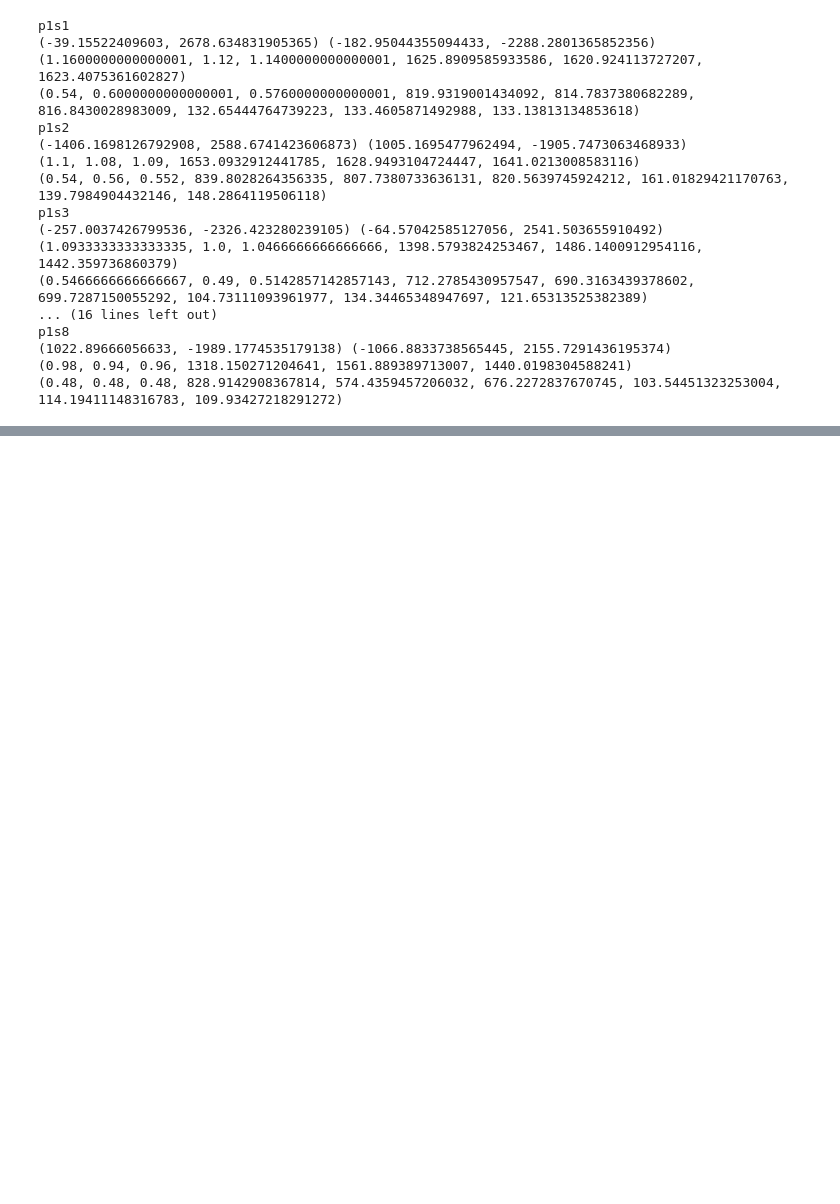
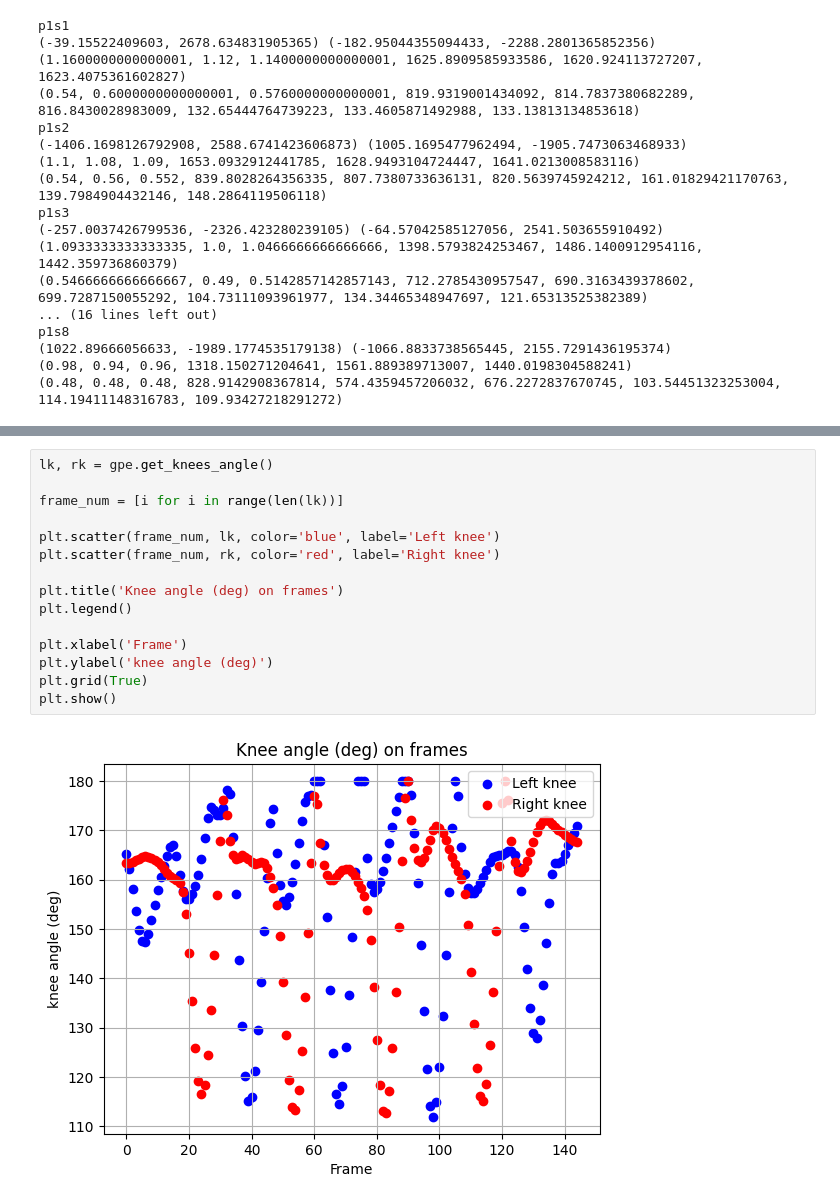
Before and after one commit to mklimek001/gait-features-identification, a Jupyter notebook: gait_analysis.ipynb, the cells around one changed output, grey strips where cells are left out. Cells and saved outputs as stored; diff of their text form; blank space fills up the shorter version.

```diff
--- a/gait_analysis.ipynb
+++ b/gait_analysis.ipynb
@@ -421,0 +553,17 @@ p1s8
+# %%
+lk, rk = gpe.get_knees_angle()
+
+frame_num = [i for i in range(len(lk))]
+
+plt.scatter(frame_num, lk, color='blue', label='Left knee')
+plt.scatter(frame_num, rk, color='red', label='Right knee')
+
+plt.title('Knee angle (deg) on frames')
+plt.legend()
+
+plt.xlabel('Frame')
+plt.ylabel('knee angle (deg)')
+plt.grid(True)
+plt.show()
+# %% [output]
+[figure, added]
```
Also changed, not shown: parts of 5 cells of this notebook.
